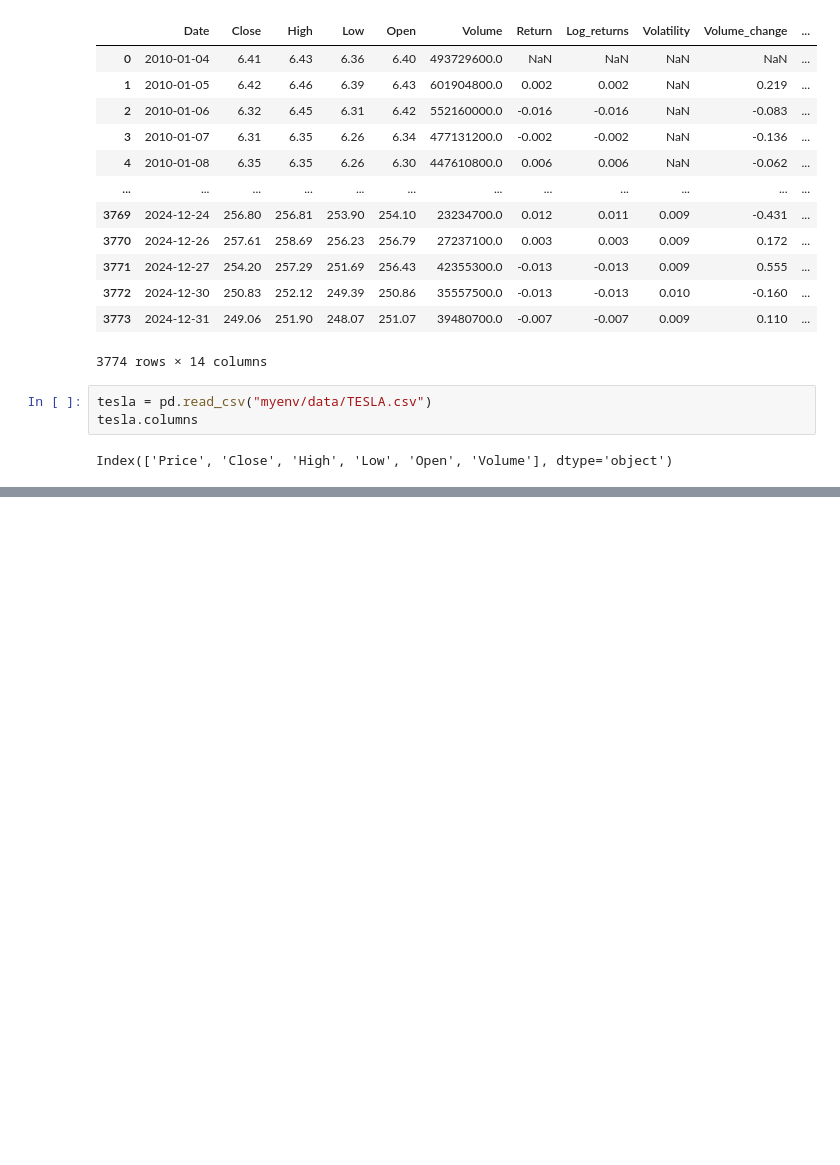
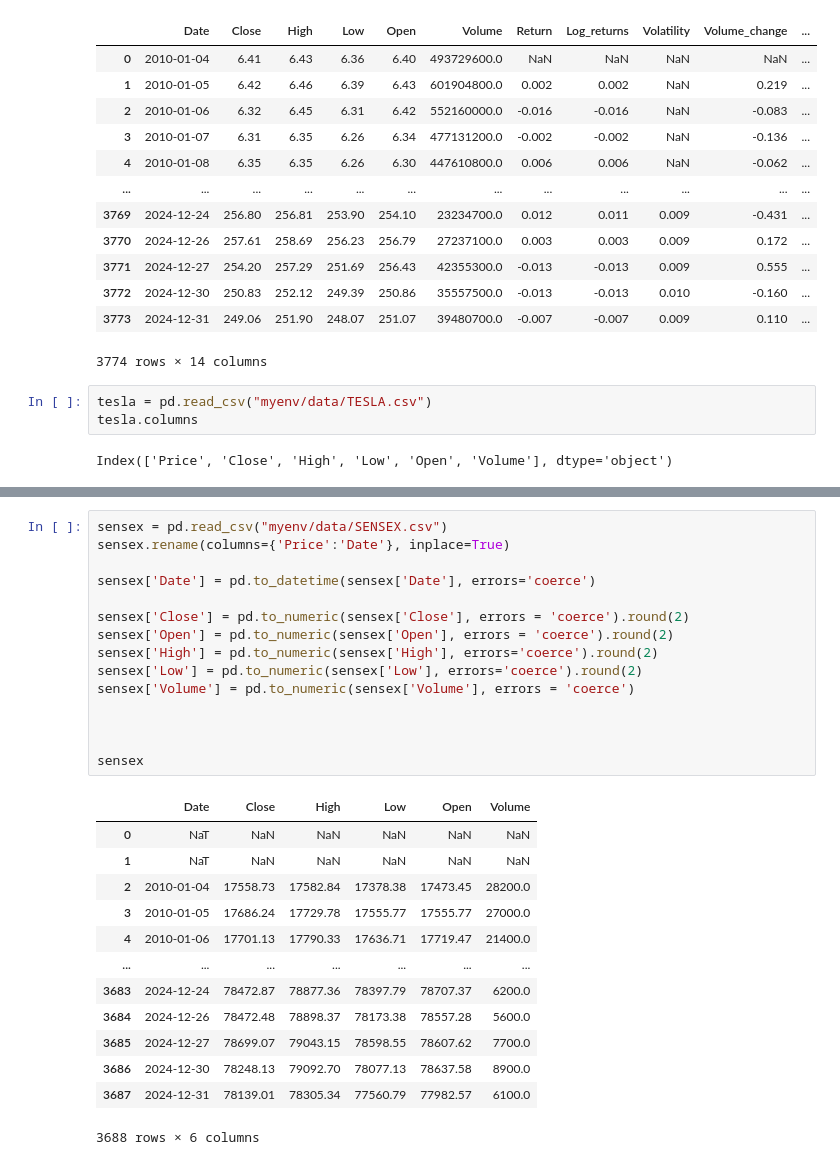
Before and after one commit to tanmaykumarchaki/AI-Driven-Market-Transformation-Analytics, a Jupyter notebook: anova.ipynb, the cells around one changed output, grey strips where cells are left out. Cells and saved outputs as stored; diff of their text form; blank space fills up the shorter version.

Commit message:
commit4(Working on Sensex)

```diff
--- a/anova.ipynb
+++ b/anova.ipynb
@@ -140,0 +117,29 @@ tesla
+# %%
+sensex = pd.read_csv("myenv/data/SENSEX.csv")
+sensex.rename(columns={'Price':'Date'}, inplace=True)
+
+sensex['Date'] = pd.to_datetime(sensex['Date'], errors='coerce')
+
+sensex['Close'] = pd.to_numeric(sensex['Close'], errors = 'coerce').round(2)
+sensex['Open'] = pd.to_numeric(sensex['Open'], errors = 'coerce').round(2)
+sensex['High'] = pd.to_numeric(sensex['High'], errors='coerce').round(2)
+sensex['Low'] = pd.to_numeric(sensex['Low'], errors='coerce').round(2)
+sensex['Volume'] = pd.to_numeric(sensex['Volume'], errors = 'coerce')
+
+
+
+sensex
+# %% [output]
+|  | Date | Close | High | Low | Open | Volume |
+| 0 | NaT | NaN | NaN | NaN | NaN | NaN |
+| 1 | NaT | NaN | NaN | NaN | NaN | NaN |
+| 2 | 2010-01-04 | 17558.73 | 17582.84 | 17378.38 | 17473.45 | 28200.0 |
+| 3 | 2010-01-05 | 17686.24 | 17729.78 | 17555.77 | 17555.77 | 27000.0 |
+| 4 | 2010-01-06 | 17701.13 | 17790.33 | 17636.71 | 17719.47 | 21400.0 |
+| ... | ... | ... | ... | ... | ... | ... |
+| 3683 | 2024-12-24 | 78472.87 | 78877.36 | 78397.79 | 78707.37 | 6200.0 |
+| 3684 | 2024-12-26 | 78472.48 | 78898.37 | 78173.38 | 78557.28 | 5600.0 |
+| 3685 | 2024-12-27 | 78699.07 | 79043.15 | 78598.55 | 78607.62 | 7700.0 |
+| 3686 | 2024-12-30 | 78248.13 | 79092.70 | 78077.13 | 78637.58 | 8900.0 |
+| 3687 | 2024-12-31 | 78139.01 | 78305.34 | 77560.79 | 77982.57 | 6100.0 |
+3688 rows × 6 columns
```
Also changed, not shown: parts of 2 cells of this notebook.
